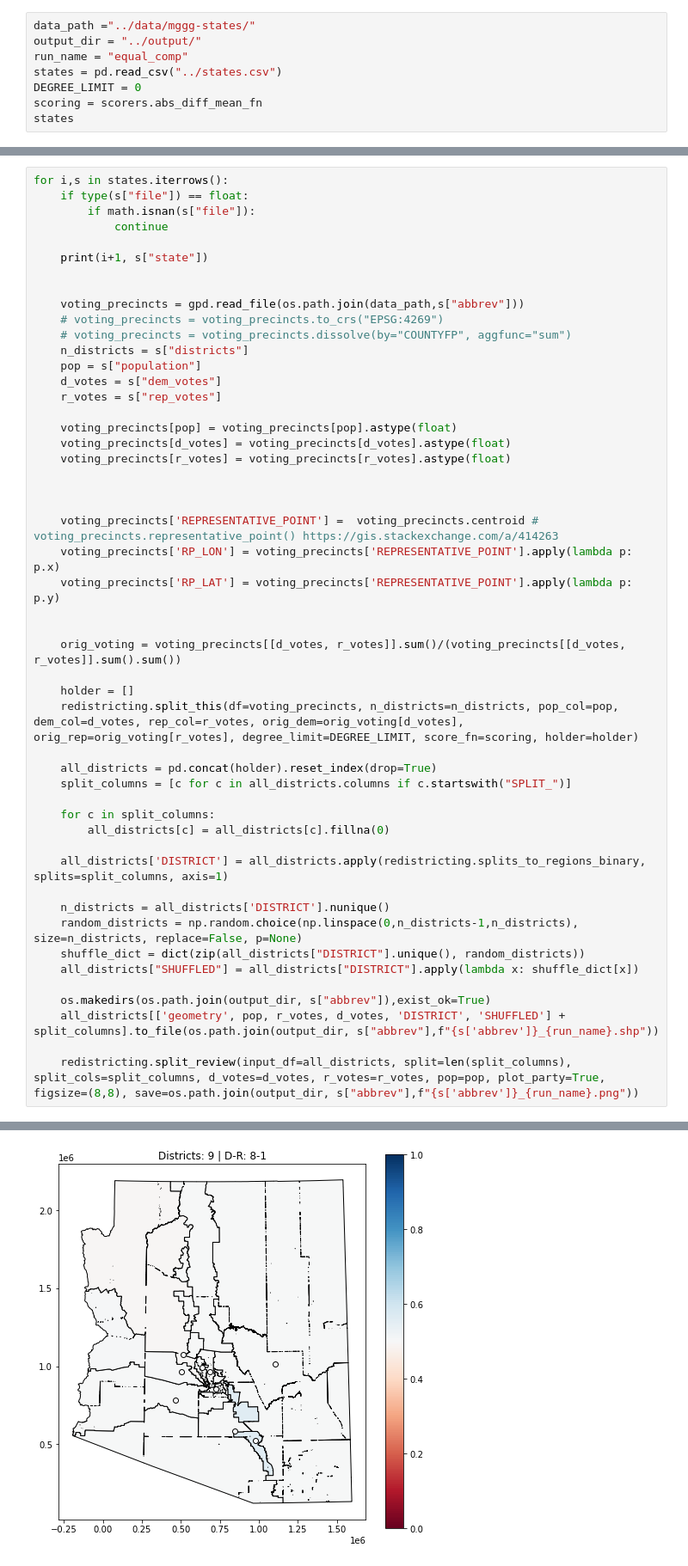
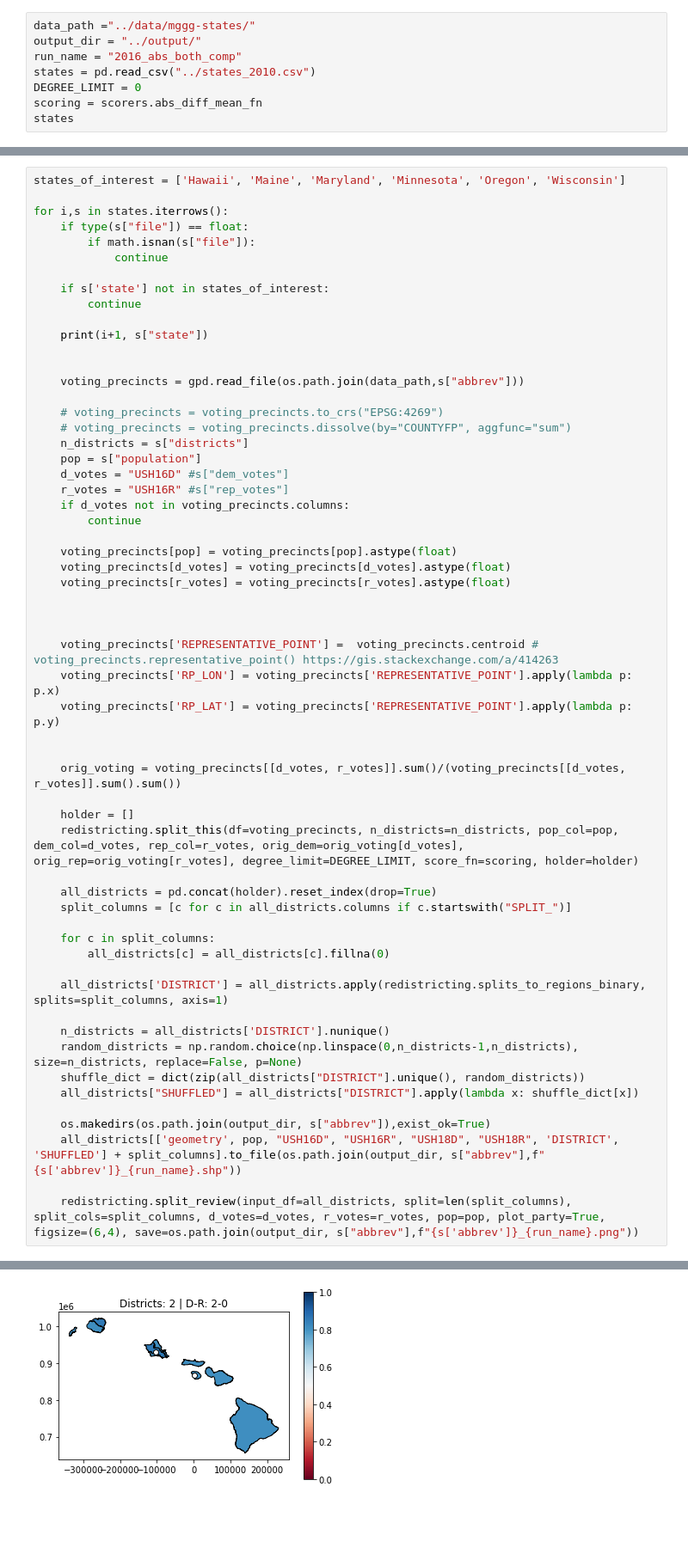
Before and after one commit to yagnesh7/clock-hand-redistricting, a Jupyter notebook: redistricting/state_loop.ipynb, the cells around one changed output, grey strips where cells are left out. Shown: that part at 86% size. Drawn from its saved outputs; the diff is of its cells as text; blank space fills up the shorter version.

```diff
--- a/redistricting/state_loop.ipynb
+++ b/redistricting/state_loop.ipynb
@@ -20,8 +20,8 @@ import redistricting
 # %%
 data_path ="../data/mggg-states/"
 output_dir = "../output/"
-run_name = "equal_comp"
-states = pd.read_csv("../states.csv")
+run_name = "2016_abs_both_comp"
+states = pd.read_csv("../states_2010.csv")
 DEGREE_LIMIT = 0
 scoring = scorers.abs_diff_mean_fn
 states
@@ -58,19 +85,27 @@ states
 # %%
+states_of_interest = ['Hawaii', 'Maine', 'Maryland', 'Minnesota', 'Oregon', 'Wisconsin']
+
 for i,s in states.iterrows():
     if type(s["file"]) == float:
         if math.isnan(s["file"]):
             continue
 
+    if s['state'] not in states_of_interest:
+        continue
+
     print(i+1, s["state"])
 
 
     voting_precincts = gpd.read_file(os.path.join(data_path,s["abbrev"]))
+
     # voting_precincts = voting_precincts.to_crs("EPSG:4269")
     # voting_precincts = voting_precincts.dissolve(by="COUNTYFP", aggfunc="sum")
     n_districts = s["districts"]
     pop = s["population"]
-    d_votes = s["dem_votes"]
-    r_votes = s["rep_votes"]
+    d_votes = "USH16D" #s["dem_votes"]
+    r_votes = "USH16R" #s["rep_votes"]
+    if d_votes not in voting_precincts.columns:
+        continue
 
     voting_precincts[pop] = voting_precincts[pop].astype(float)
     voting_precincts[d_votes] = voting_precincts[d_votes].astype(float)
@@ -102,7 +137,7 @@ for i,s in states.iterrows():
     all_districts["SHUFFLED"] = all_districts["DISTRICT"].apply(lambda x: shuffle_dict[x])
 
     os.makedirs(os.path.join(output_dir, s["abbrev"]),exist_ok=True)
-    all_districts[['geometry', pop, r_votes, d_votes, 'DISTRICT', 'SHUFFLED'] + split_columns].to_file(os.path.join(output_dir, s["abbrev"],f"{s['abbrev']}_{run_name}.shp"))
+    all_districts[['geometry', pop, "USH16D", "USH16R", "USH18D", "USH18R", 'DISTRICT', 'SHUFFLED'] + split_columns].to_file(os.path.join(output_dir, s["abbrev"],f"{s['abbrev']}_{run_name}.shp"))
 
-    redistricting.split_review(input_df=all_districts, split=len(split_columns), split_cols=split_columns, d_votes=d_votes, r_votes=r_votes, pop=pop, plot_party=True, figsize=(8,8), save=os.path.join(output_dir, s["abbrev"],f"{s['abbrev']}_{run_name}.png"))
+    redistricting.split_review(input_df=all_districts, split=len(split_columns), split_cols=split_columns, d_votes=d_votes, r_votes=r_votes, pop=pop, plot_party=True, figsize=(6,4), save=os.path.join(output_dir, s["abbrev"],f"{s['abbrev']}_{run_name}.png"))
 # %% [output]
@@ -110 +145 @@ for i,s in states.iterrows():
-[figure, old version]
+[figure, new version]
```
Also changed, not shown: parts of 14 cells of this notebook, 8 other files.
